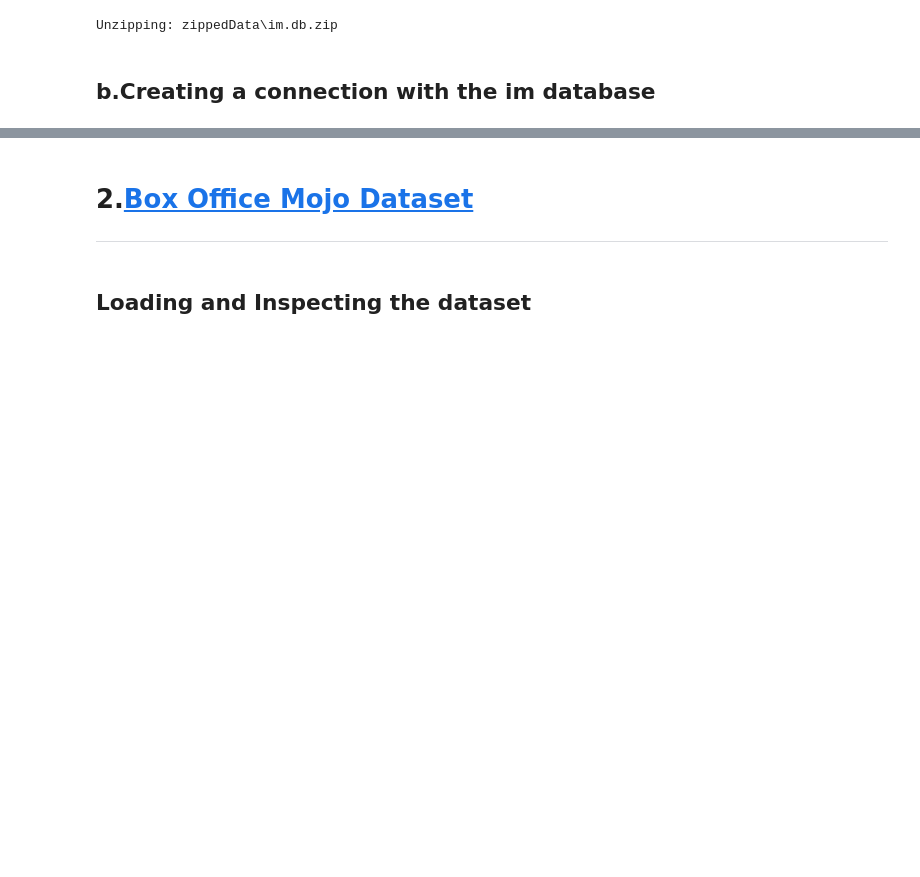
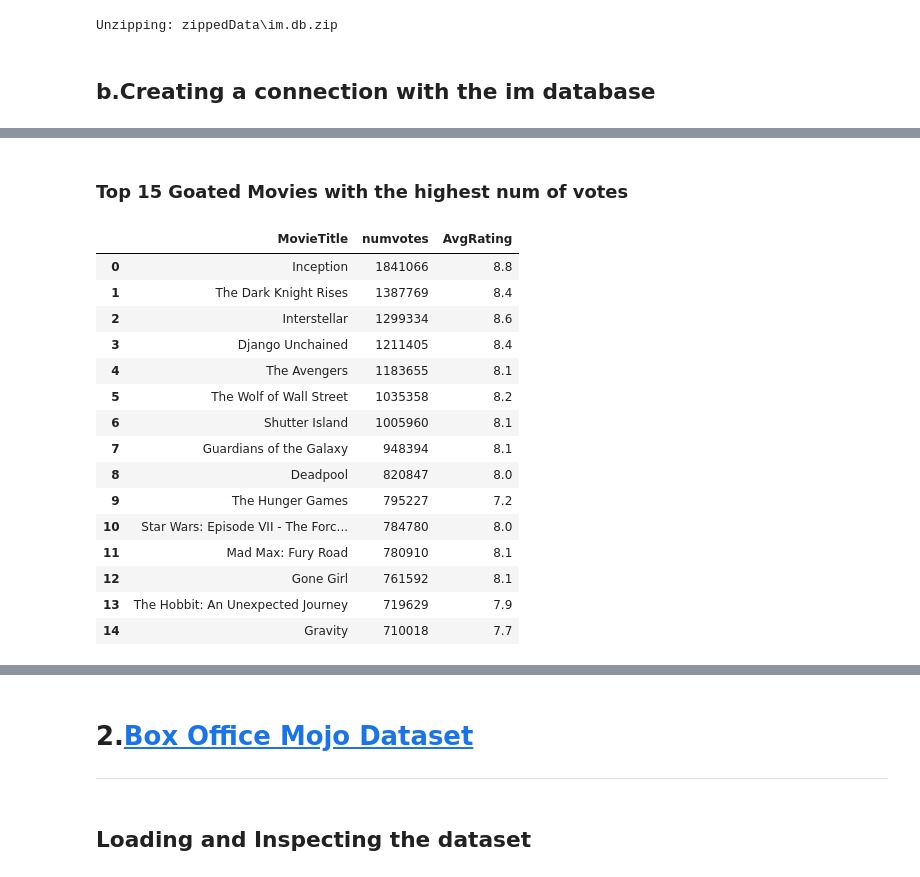
Before and after one commit to nkevin90/Phase-1-Project, a Jupyter notebook: student.ipynb, the cells around one changed output, grey strips where cells are left out. Saved outputs shown, nothing was run; the diff lists cells and outputs as text; code cells hidden in the pictures; blank space fills up the shorter version.

```diff
--- a/student.ipynb
+++ b/student.ipynb
@@ -130,0 +156,30 @@ rating_genre
+# %% [markdown]
+### Top 15 Goated Movies with the highest num of votes
+# %%
+q4='''
+    SELECT primary_title as MovieTitle,numvotes,averagerating as AvgRating
+    FROM movie_basics
+    JOIN movie_ratings
+    USING(movie_id)
+    ORDER BY numvotes DESC
+    LIMIT 15;
+'''
+votes=pd.read_sql(q4,conn)
+votes
+# %% [output]
+|  | MovieTitle | numvotes | AvgRating |
+| 0 | Inception | 1841066 | 8.8 |
+| 1 | The Dark Knight Rises | 1387769 | 8.4 |
+| 2 | Interstellar | 1299334 | 8.6 |
+| 3 | Django Unchained | 1211405 | 8.4 |
+| 4 | The Avengers | 1183655 | 8.1 |
+| 5 | The Wolf of Wall Street | 1035358 | 8.2 |
+| 6 | Shutter Island | 1005960 | 8.1 |
+| 7 | Guardians of the Galaxy | 948394 | 8.1 |
+| 8 | Deadpool | 820847 | 8.0 |
+| 9 | The Hunger Games | 795227 | 7.2 |
+| 10 | Star Wars: Episode VII - The Forc... | 784780 | 8.0 |
+| 11 | Mad Max: Fury Road | 780910 | 8.1 |
+| 12 | Gone Girl | 761592 | 8.1 |
+| 13 | The Hobbit: An Unexpected Journey | 719629 | 7.9 |
+| 14 | Gravity | 710018 | 7.7 |
```
Also changed, not shown: parts of 18 cells of this notebook, 1 other file.
